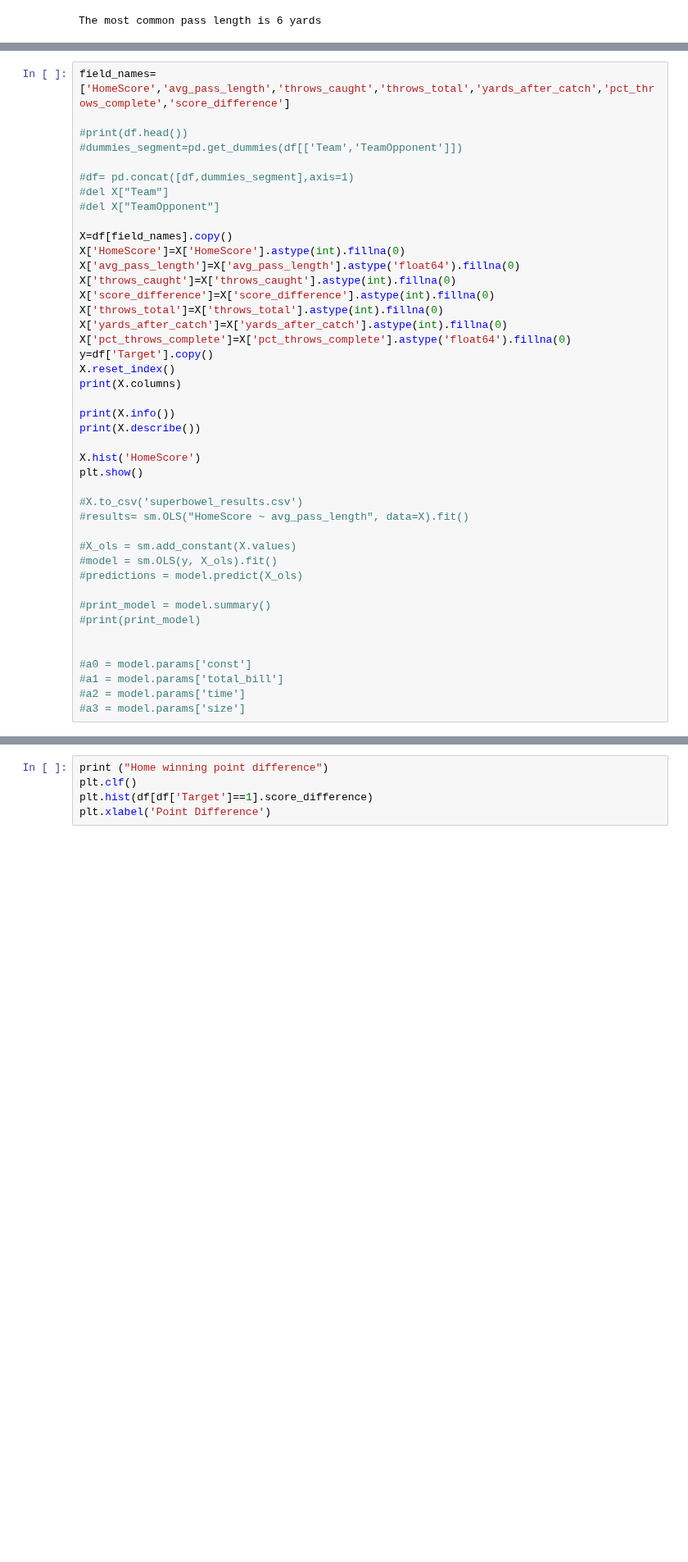
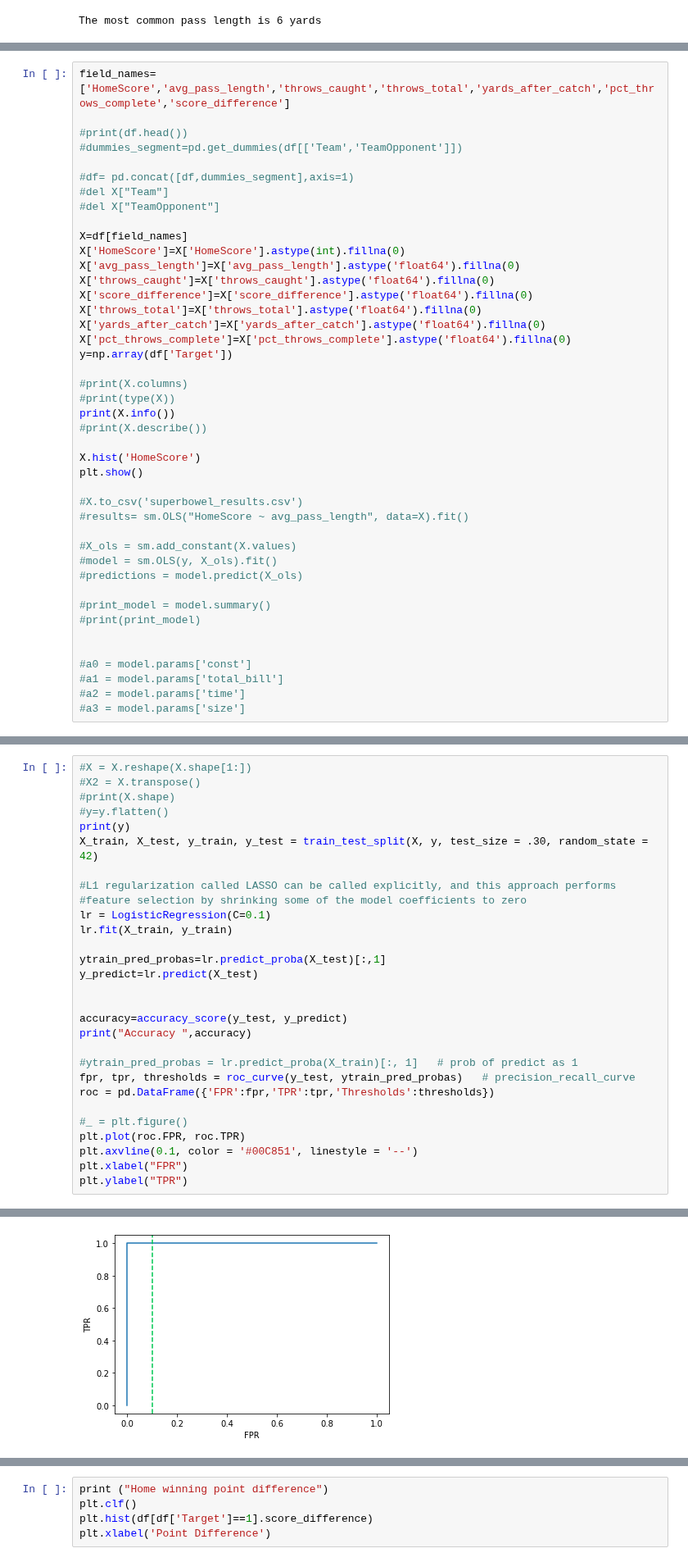
Before and after one commit to Andru-1987/python-deep-learning, a Jupyter notebook: Superbowel.ipynb, the cells around one changed output, grey strips where cells are left out. Shown at 82% size. Saved outputs shown, nothing was run; the diff lists cells and outputs as text; blank space fills up the shorter version.

```diff
--- a/Superbowel.ipynb
+++ b/Superbowel.ipynb
@@ -254,20 +317,20 @@ field_names=['HomeScore','avg_pass_length','throws_caught','throws_total','yards
 #del X["Team"]
 #del X["TeamOpponent"]
 
-X=df[field_names].copy()
+X=df[field_names]
 X['HomeScore']=X['HomeScore'].astype(int).fillna(0)
 X['avg_pass_length']=X['avg_pass_length'].astype('float64').fillna(0)
-X['throws_caught']=X['throws_caught'].astype(int).fillna(0)
-X['score_difference']=X['score_difference'].astype(int).fillna(0)
-X['throws_total']=X['throws_total'].astype(int).fillna(0)
-X['yards_after_catch']=X['yards_after_catch'].astype(int).fillna(0)
+X['throws_caught']=X['throws_caught'].astype('float64').fillna(0)
+X['score_difference']=X['score_difference'].astype('float64').fillna(0)
+X['throws_total']=X['throws_total'].astype('float64').fillna(0)
+X['yards_after_catch']=X['yards_after_catch'].astype('float64').fillna(0)
 X['pct_throws_complete']=X['pct_throws_complete'].astype('float64').fillna(0)
-y=df['Target'].copy()
-X.reset_index()
-print(X.columns)
+y=np.array(df['Target'])
 
+#print(X.columns)
+#print(type(X))
 print(X.info())
-print(X.describe())
+#print(X.describe())
 
 X.hist('HomeScore')
 plt.show()
@@ -308 +386,31 @@ max             5.000000            36.912752         43.000000
 [figure]
+# %%
+#X = X.reshape(X.shape[1:])
+#X2 = X.transpose()
+#print(X.shape)
+#y=y.flatten()
+print(y)
+X_train, X_test, y_train, y_test = train_test_split(X, y, test_size = .30, random_state = 42)
+
+#L1 regularization called LASSO can be called explicitly, and this approach performs
+#feature selection by shrinking some of the model coefficients to zero
+lr = LogisticRegression(C=0.1)
+lr.fit(X_train, y_train)
+
+ytrain_pred_probas=lr.predict_proba(X_test)[:,1]
+y_predict=lr.predict(X_test)
+
+
+accuracy=accuracy_score(y_test, y_predict)
+print("Accuracy ",accuracy)
+
+#ytrain_pred_probas = lr.predict_proba(X_train)[:, 1]   # prob of predict as 1
+fpr, tpr, thresholds = roc_curve(y_test, ytrain_pred_probas)   # precision_recall_curve
+roc = pd.DataFrame({'FPR':fpr,'TPR':tpr,'Thresholds':thresholds})
+
+#_ = plt.figure()
+plt.plot(roc.FPR, roc.TPR)
+plt.axvline(0.1, color = '#00C851', linestyle = '--')
+plt.xlabel("FPR")
+plt.ylabel("TPR")
+# %% [output]
@@ -309,3 +422,4 @@ max             5.000000            36.912752         43.000000
+[figure, added]
 # %%
 fig, ax = plt.subplots(figsize=(10, 10))
 sns.kdeplot(df['HomeScore'].astype('float64'), df['avg_pass_length'].astype('float64'), color='b',ax=ax)
```
Also changed, not shown: parts of 8 cells of this notebook.
